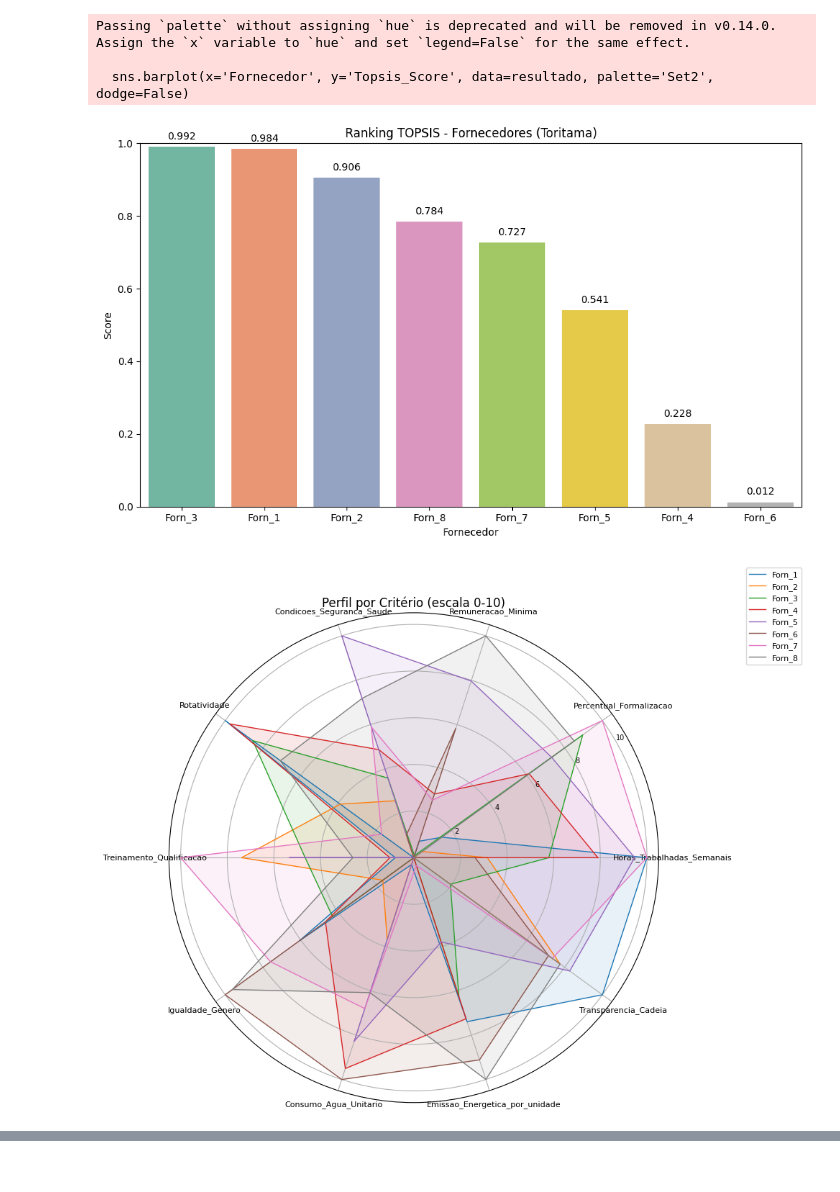
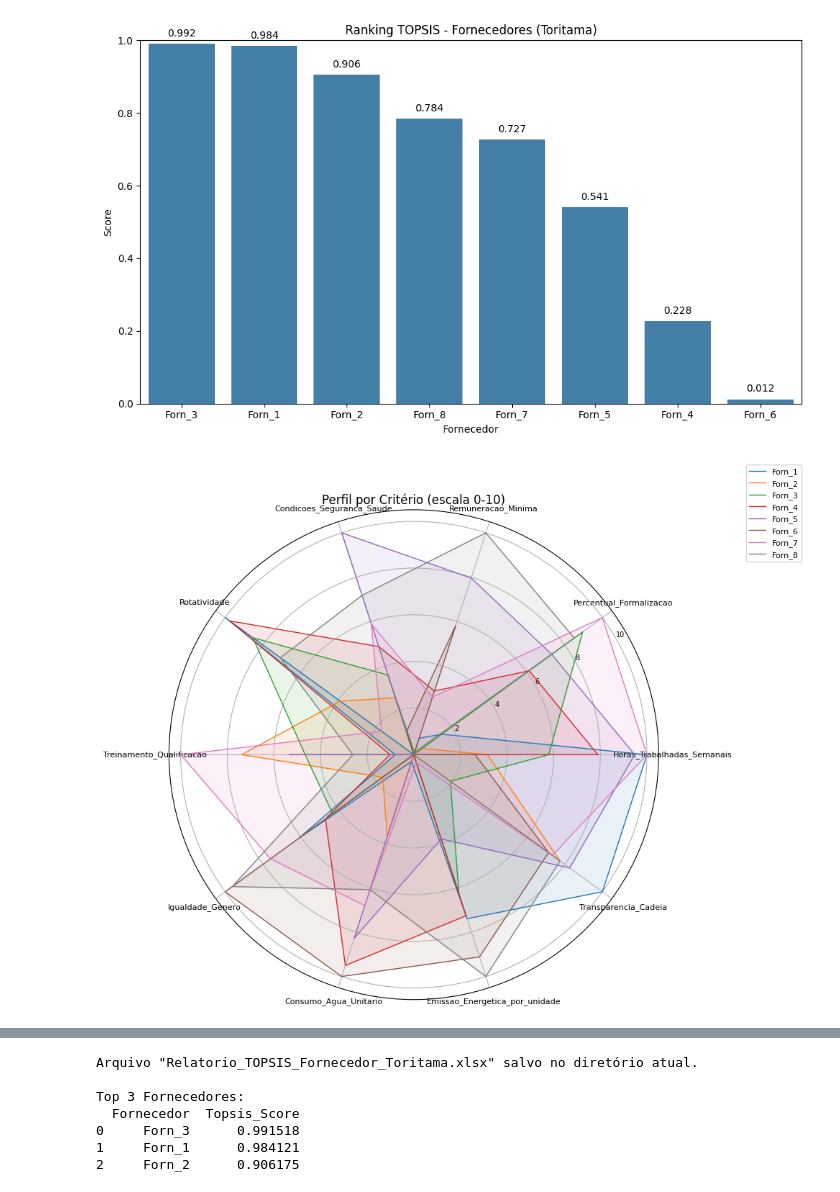
Before and after one commit to Eng-DanielaNunes/collective-intelligence-lab, a Jupyter notebook: notebooks/daninunes_sisdac_2025_v1_0.ipynb, the cells around one changed output, grey strips where cells are left out. Drawn from its saved outputs; the diff is of its cells as text; code cells hidden in the pictures.

```diff
--- a/notebooks/daninunes_sisdac_2025_v1_0.ipynb
+++ b/notebooks/daninunes_sisdac_2025_v1_0.ipynb
@@ -197,7 +197,7 @@ def executar_pipeline(path_csv=None, salvar_excel=True):
 
     # Gráfico de ranking
     plt.figure(figsize=(10,6))
-    sns.barplot(x='Fornecedor', y='Topsis_Score', data=resultado, palette='Set2', dodge=False)
+    sns.barplot(x='Fornecedor', y='Topsis_Score', data=resultado,  color='#3282B8', dodge=False)
     plt.ylim(0,1)
     plt.title('Ranking TOPSIS - Fornecedores (Toritama)')
     plt.ylabel('Score')
@@ -322,36 +322,33 @@ plt.figure(figsize=(6,4))
 sns.heatmap(dados[['Índice_A','Índice_B']].T, annot=True)
 plt.title('Heatmap de Desempenho por Critério')
 plt.show()
 
 # ---------------------
 # MATRIZ DE CORRELAÇÃO
 # ---------------------
 plt.figure(figsize=(5,4))
 corr = dados[['Índice_A','Índice_B']].corr()
 sns.heatmap(corr, annot=True)
 plt.title('Correlação entre os Indicadores')
 plt.show()
 # %% [output]
 Arquivo CSV não fornecido ou não encontrado. Gerando dataset mock para testes.
 
 === Estatísticas descritivas (por critério) ===
                                    mean   median      std   variance  \
 Horas_Trabalhadas_Semanais       57.375   56.000    7.289     53.125
 Percentual_Formalizacao           0.669    0.760    0.273      0.075
 Remuneracao_Minima                1.856    1.745    0.408      0.166
 Condicoes_Seguranca_Saude         0.651    0.645    0.129      0.017
 Rotatividade                      0.270    0.255    0.174      0.030
 Treinamento_Qualificacao          0.380    0.350    0.310      0.096
 Igualdade_Genero                  0.614    0.605    0.282      0.079
 Consumo_Agua_Unitario           201.312  174.950  119.677  14322.578
 ... (119 lines left out)
 4     Forn_7        0.7267
 5     Forn_5        0.5407
 6     Forn_4        0.2281
 7     Forn_6        0.0123
-Passing `palette` without assigning `hue` is deprecated and will be removed in v0.14.0. Assign the `x` variable to `hue` and set `legend=False` for the same effect.
-
-  sns.barplot(x='Fornecedor', y='Topsis_Score', data=resultado, palette='Set2', dodge=False)
-[figure, old version]
+[figure, new version]
 [figure]
 [figure]
@@ -365,3 +355,10 @@ Top 3 Fornecedores:
+Arquivo "Relatorio_TOPSIS_Fornecedor_Toritama.xlsx" salvo no diretório atual.
+
+Top 3 Fornecedores:
+  Fornecedor  Topsis_Score
+0     Forn_3      0.991518
+1     Forn_1      0.984121
+2     Forn_2      0.906175
 [figure]
 [figure]
 [figure]
```
Also changed, not shown: parts of 1 cell of this notebook.
